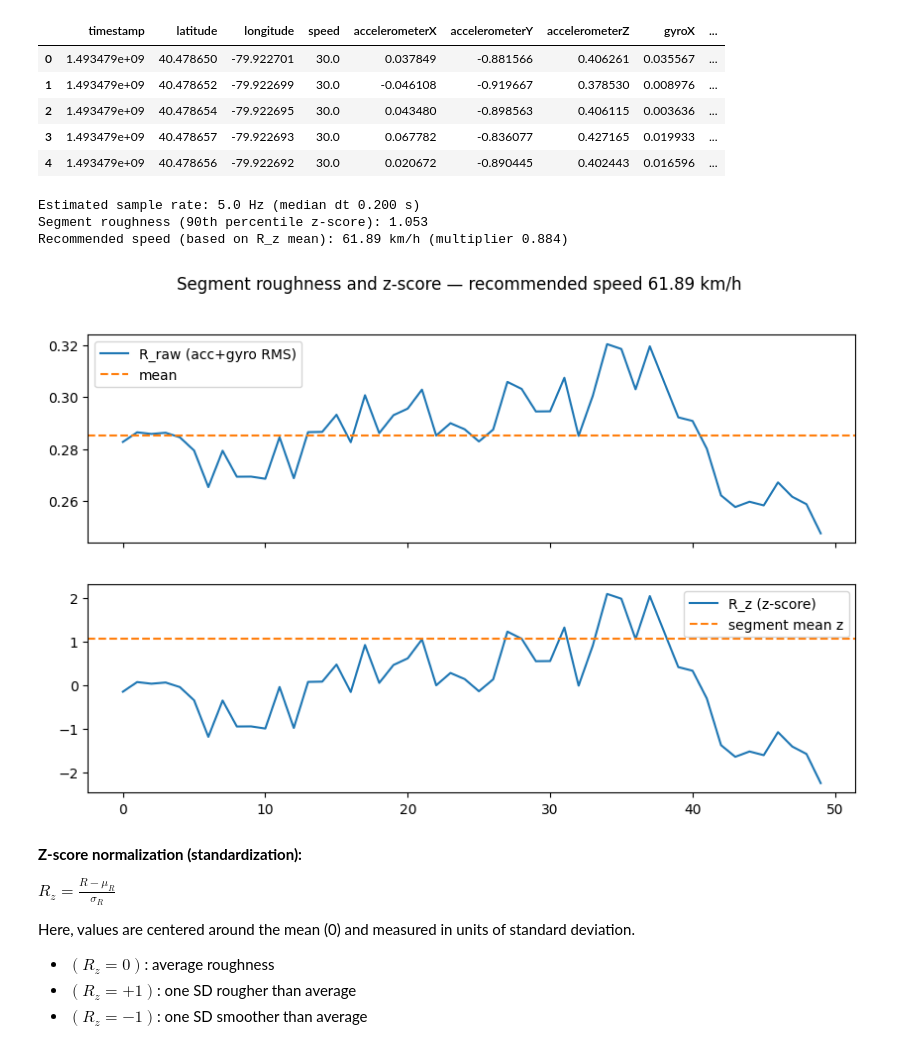
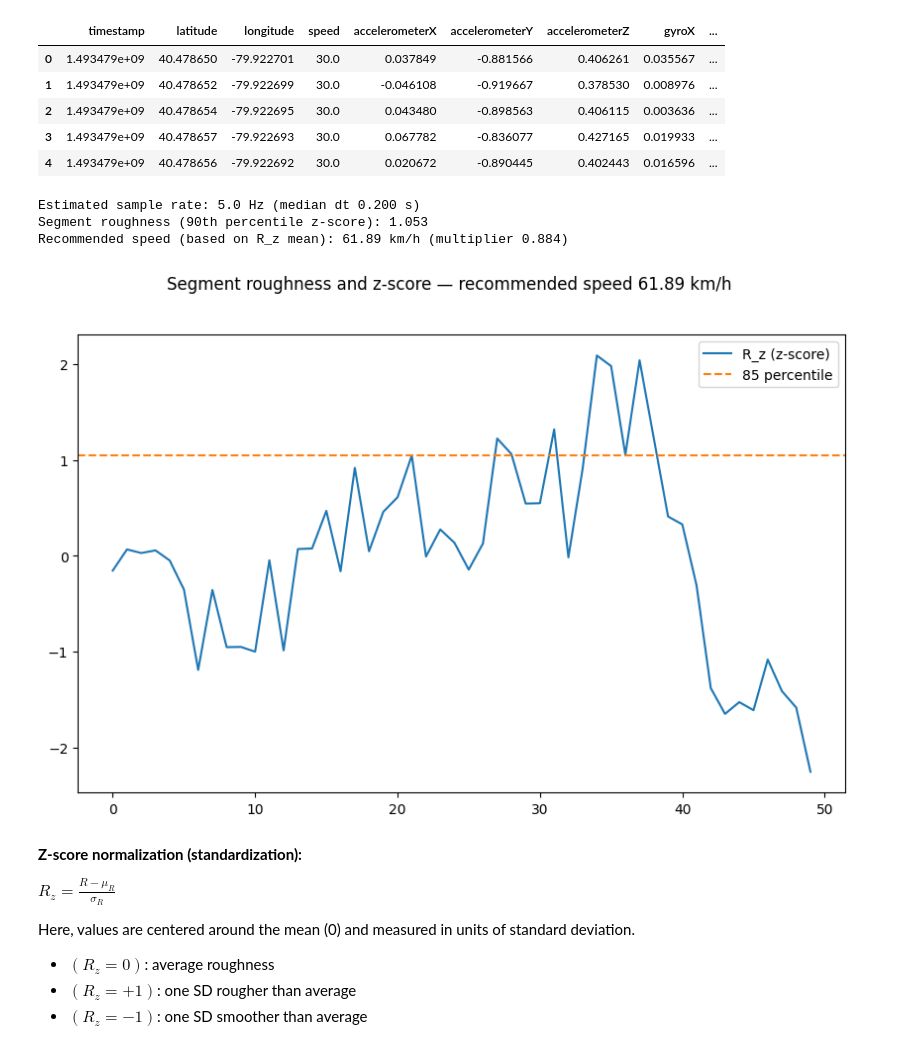
Before and after one commit to Soumyajit0803/traffic-control-system, a Jupyter notebook: road_irregularity_tracker.ipynb, the cells around one changed output. Saved outputs shown, nothing was run; the diff lists cells and outputs as text; code cells hidden in the pictures.

```diff
--- a/road_irregularity_tracker.ipynb
+++ b/road_irregularity_tracker.ipynb
@@ -40,13 +40,14 @@ if seg.empty:
 # 4) ensure chronological order
 seg = seg.sort_values('timestamp').reset_index(drop=True)
 
-# 5) compute vertical accel dev (if accelerometer in m/s^2; if in g, adjust)
-# If accel values are small (~0.3..1.0) they may already be in g; we'll work with raw magnitudes.
-# Use accelerometerZ (vertical axis) and gyroZ (yaw rate) as examples.
+# 5) compute vertical accel dev
 seg['acc_z'] = seg['accelerometerZ'].values
-seg['gyro_z'] = np.abs(seg['gyroZ'].values)  # magnitude
+seg['gyro_z'] = np.abs(seg['gyroZ'].values)
+# gyro_x and gyro_y would indicate pitching or rolling (e.g., bumps or banking turns).
+# gyro_z tracks how sharply the vehicle turns (left/right).
+# Road roughness primarily produces vertical vibrations so a_z taken
 
-# 6) sliding-window RMS roughness (window seconds -> convert to samples via sampling rate)
+# 6) sliding-window RMS roughness
 # Estimate sampling rate from timestamp differences (timestamps in Unix seconds)
 dts = np.diff(seg['timestamp'].values)
 median_dt = np.median(dts) if len(dts)>0 else 0.05
@@ -70,41 +71,38 @@ seg['gyro_z_rms'] = sliding_rms(seg['gyro_z'].values, win_samples)
 # 7) combine into single roughness index R (weighted)
 # weights chosen so vertical accel has more influence
 WA, WG = 0.7, 0.3
 seg['R_raw'] = WA * seg['acc_z_rms'] + WG * seg['gyro_z_rms']
 
 # 8) normalize R (z-score) using segment or global stats
 mu_R = seg['R_raw'].mean()
 sigma_R = seg['R_raw'].std(ddof=0) if seg['R_raw'].std(ddof=0) > 1e-6 else 1.0
 seg['R_z'] = (seg['R_raw'] - mu_R) / sigma_R
 
 # 9) use 90th percentile z-score for roughness (more sensitive to peaks)
 segment_z = np.percentile(seg['R_z'], 85)
 print(f"Segment roughness (90th percentile z-score): {segment_z:.3f}")
 
 # 10) compute recommended speed
 MIN_FRAC = 0.3
 REDUCTION_PER_SD = 0.11
 BASE_SPEED = 70  # km/h
 speed_mult = max(MIN_FRAC, 1.0 - REDUCTION_PER_SD * segment_z)
 recommended_speed = round(BASE_SPEED * speed_mult, 2)
 
 print(f"Recommended speed (based on R_z mean): {recommended_speed} km/h (multiplier {speed_mult:.3f})")
 
 # 11) (Optional) Plot R_raw and R_z with histogram
-fig, axes = plt.subplots(2,1, figsize=(10,6), sharex=True)
-axes[0].plot(seg['R_raw'].values, label='R_raw (acc+gyro RMS)')
-axes[0].axhline(mu_R, color='C1', linestyle='--', label='mean')
-axes[0].legend()
-axes[1].plot(seg['R_z'].values, label='R_z (z-score)')
-axes[1].axhline(segment_z, color='C1', linestyle='--', label='segment mean z')
-axes[1].legend()
+fig, axes = plt.subplots(1,1, figsize=(10,6), sharex=True)
+axes.plot(seg['R_z'].values, label='R_z (z-score)')
+axes.axhline(segment_z, color='C1', linestyle='--', label='85 percentile')
+axes.legend()
 plt.suptitle(f"Segment roughness and z-score — recommended speed {recommended_speed} km/h")
 plt.show()
 # %% [output]
 Estimated sample rate: 5.0 Hz (median dt 0.200 s)
 Segment roughness (90th percentile z-score): 1.053
 Recommended speed (based on R_z mean): 61.89 km/h (multiplier 0.884)
-[figure, old version]
+[figure, new version]
 # %% [markdown]
 **Z-score normalization (standardization):**
 
```
Also changed, not shown: 7 other files.
